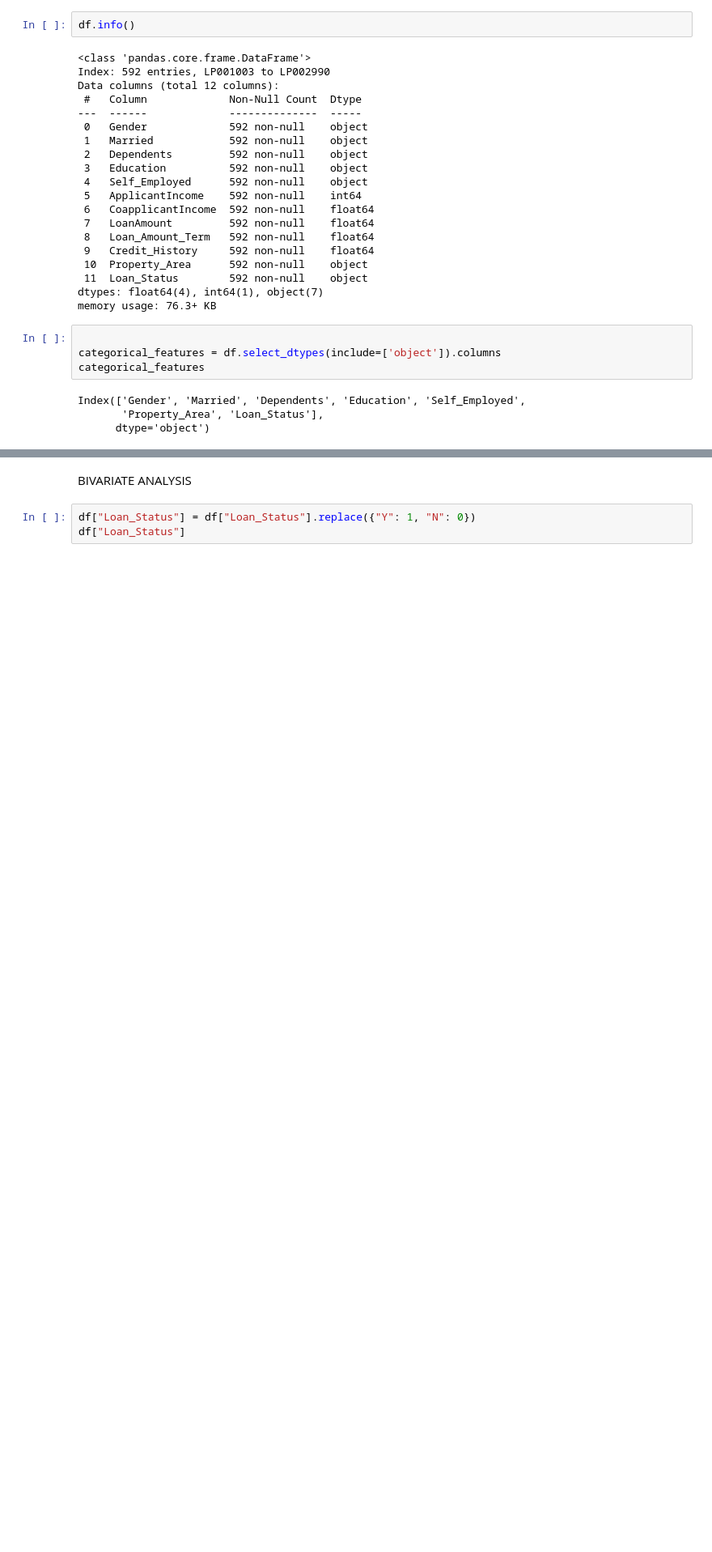
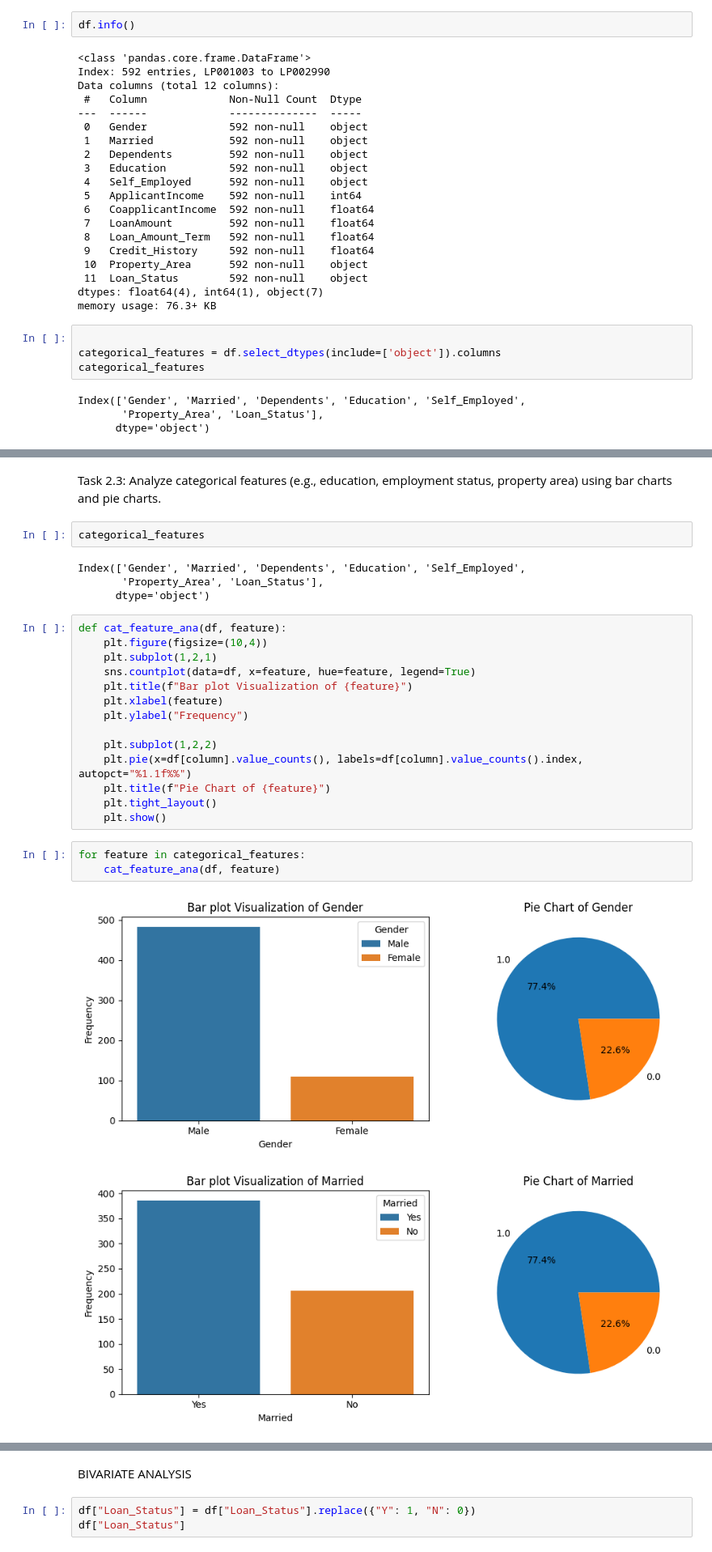
Before and after one commit to Osisami00/AI_Engr, a Jupyter notebook: My_Task/week_12/task25.ipynb, the cells around one changed output, grey strips where cells are left out. Shown at 81% size. Cells and saved outputs as stored; diff of their text form; blank space fills up the shorter version.

```diff
--- a/My_Task/week_12/task25.ipynb
+++ b/My_Task/week_12/task25.ipynb
@@ -712,0 +679,28 @@ Passing `palette` without assigning `hue` is deprecated and will be removed in v
+# %% [markdown]
+Task 2.3: Analyze categorical features (e.g., education, employment status, property area) using bar charts and pie charts.
+# %%
+categorical_features
+# %% [output]
+Index(['Gender', 'Married', 'Dependents', 'Education', 'Self_Employed',
+       'Property_Area', 'Loan_Status'],
+      dtype='object')
+# %%
+def cat_feature_ana(df, feature):
+    plt.figure(figsize=(10,4))
+    plt.subplot(1,2,1)
+    sns.countplot(data=df, x=feature, hue=feature, legend=True)
+    plt.title(f"Bar plot Visualization of {feature}")
+    plt.xlabel(feature)
+    plt.ylabel("Frequency")
+
+    plt.subplot(1,2,2)
+    plt.pie(x=df[column].value_counts(), labels=df[column].value_counts().index, autopct="%1.1f%%")
+    plt.title(f"Pie Chart of {feature}")
+    plt.tight_layout()
+    plt.show()
+# %%
+for feature in categorical_features:
+    cat_feature_ana(df, feature)
+# %% [output]
+[figure, added]
+[figure, added]
```
Also changed, not shown: parts of 23 cells of this notebook, 5 other files.
